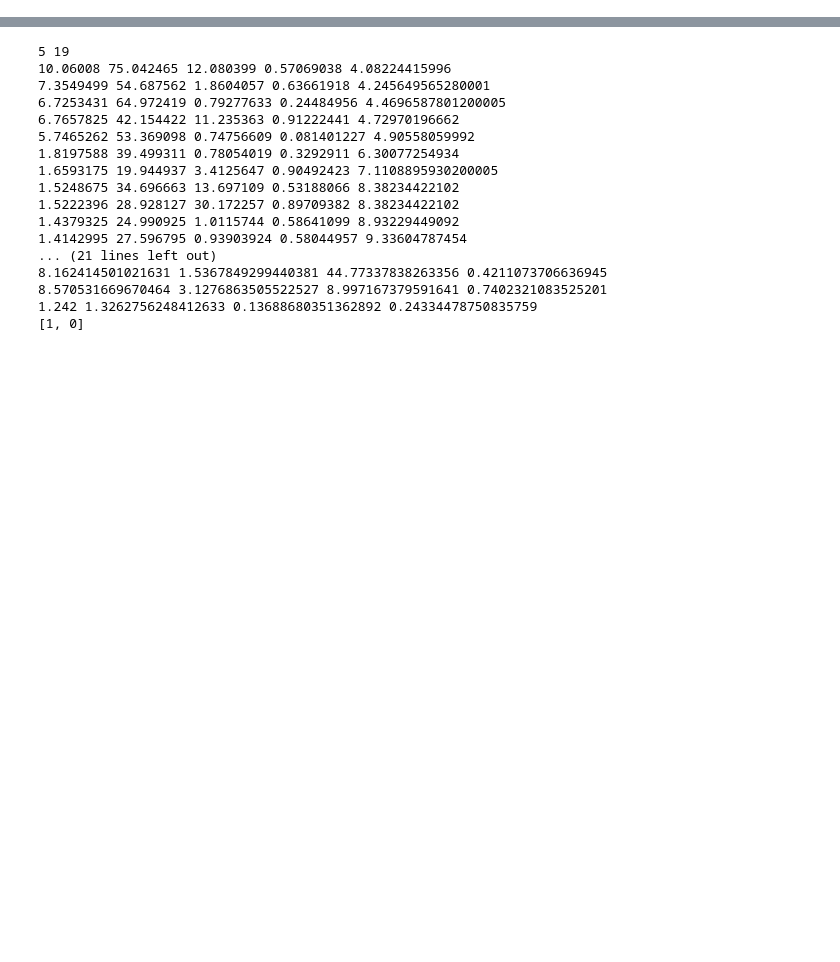
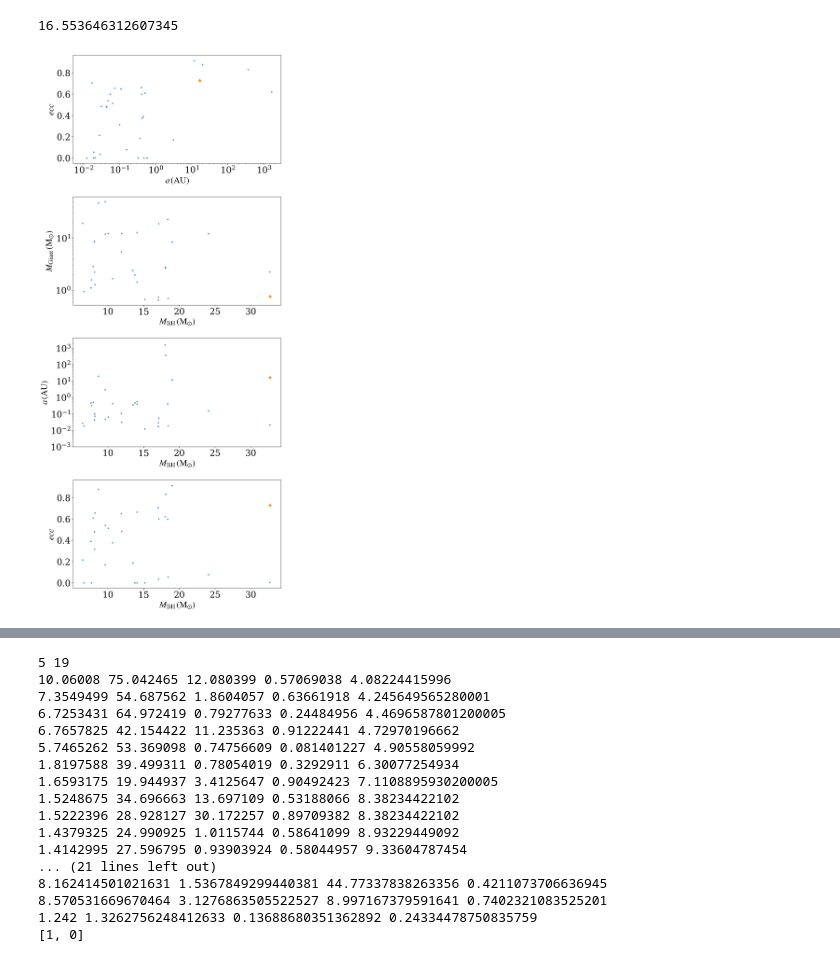
Before and after one commit to claireshiye/MyPythonCode, a Jupyter notebook: ej_BHNS_MS_catalog.ipynb, the cells around one changed output, grey strips where cells are left out. Cells and saved outputs as stored; diff of their text form; code cells hidden in the pictures; blank space fills up the shorter version.

```diff
--- a/ej_BHNS_MS_catalog.ipynb
+++ b/ej_BHNS_MS_catalog.ipynb
@@ -158,3 +244,44 @@ fig.tight_layout()
 1.242 0.53106032 0.83966427 0.57396559 10224.713848464002
 [8, 6]
 [figure]
+# %%
+##Gaia BH3 (https://www.aanda.org/articles/aa/pdf/forth/aa49763-24.pdf)
+mbh = 32.7; mg = 0.76
+ecc_bh3 = 0.7291; sma_bh3 = 4253.1 ##days
+sma_au_bh3  = uc.period_to_au(sma_bh3, mbh, mg)
+print(sma_au)
+
+fig, axs = plt.subplots(nrows=4, figsize=(10, 22))
+
+axs[0].scatter(sma[2], ecc[2], alpha=0.7, s=10)
+axs[0].scatter(sma_au_bh3, ecc_bh3, marker='*', s=80)
+
+axs[1].scatter(m0[2], m1[2], alpha=0.7, s=10)
+axs[1].scatter(mbh, mg, marker='*', s=80)
+
+axs[2].scatter(m0[2], sma[2], alpha=0.7, s=10)
+axs[2].scatter(mbh, sma_au_bh3, marker='*', s=80)
+
+axs[3].scatter(m0[2], ecc[2], alpha=0.7, s=10)
+axs[3].scatter(mbh, ecc_bh3, marker='*', s=80)
+
+axs[0].set_xscale('log')
+axs[0].set_xlabel(r'$a\,(\rm{AU})$')
+axs[0].set_ylabel(r'$ecc$')
+
+axs[1].set_yscale('log')
+axs[1].set_xlabel(r'$M_{\rm BH}\,(\rm{M_{\odot}})$')
+axs[1].set_ylabel(r'$M_{\rm Giant}\,(\rm{M_{\odot}})$')
+
+axs[2].set_yscale('log')
+axs[2].set_ylim(ymin = 0.001, ymax = 4000)
+axs[2].set_xlabel(r'$M_{\rm BH}\,(\rm{M_{\odot}})$')
+axs[2].set_ylabel(r'$a\,(\rm{AU})$')
+
+axs[3].set_xlabel(r'$M_{\rm BH}\,(\rm{M_{\odot}})$')
+axs[3].set_ylabel(r'$ecc$')
+
+fig.tight_layout()
+# %% [output]
+16.553646312607345
+[figure, added]
```
Also changed, not shown: parts of 3 cells of this notebook.
